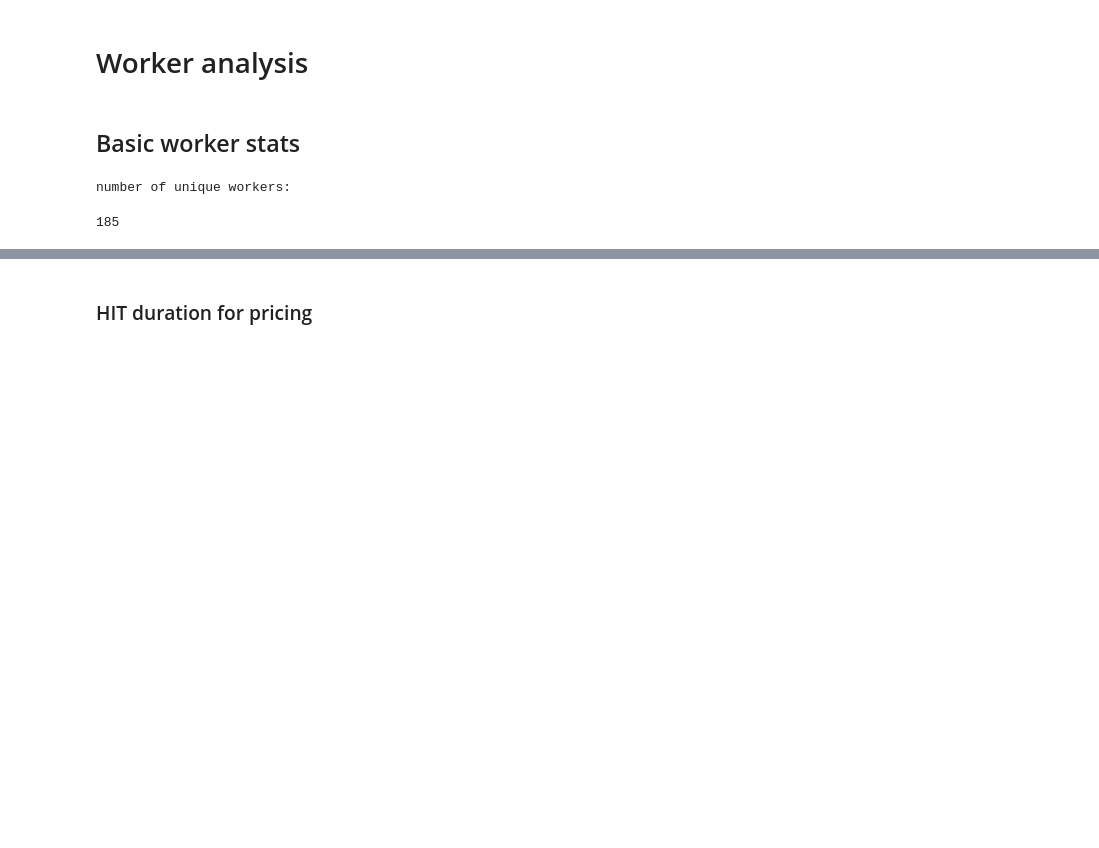
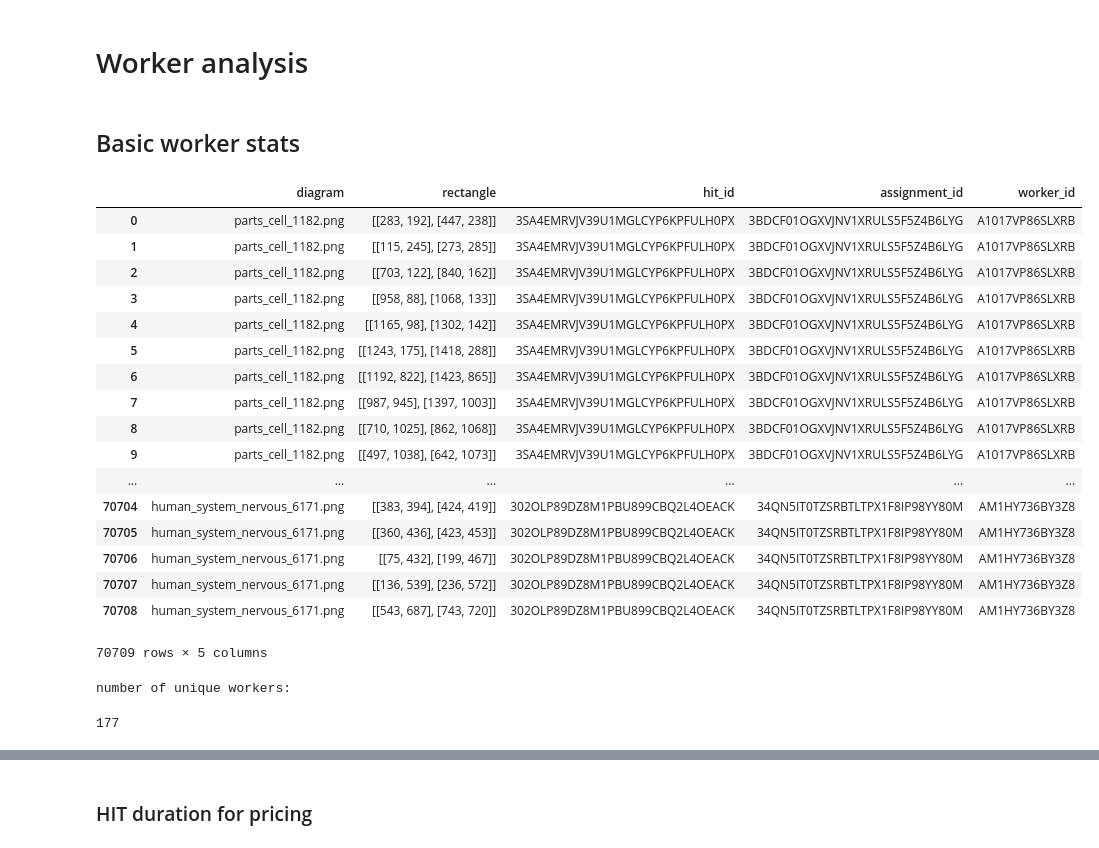
Before and after one commit to drschwenk/turk_processing, a Jupyter notebook: mturk_diagram_annotation.ipynb, the cells around one changed output, grey strips where cells are left out. Cells and saved outputs as stored; diff of their text form; code cells hidden in the pictures; blank space fills up the shorter version.

```diff
--- a/mturk_diagram_annotation.ipynb
+++ b/mturk_diagram_annotation.ipynb
@@ -1134,9 +1159,30 @@ posting to review tool, navigate to http://localhost:8080/ to see the sampled co
 # Worker analysis
 # %% [markdown]
 ## Basic worker stats
+# %%
+results_df
+# %% [output]
+|  | diagram | rectangle | hit_id | assignment_id | worker_id |
+| 0 | parts_cell_1182.png | [[283, 192], [447, 238]] | 3SA4EMRVJV39U1MGLCYP6KPFULH0PX | 3BDCF01OGXVJNV1XRULS5F5Z4B6LYG | A1017VP86SLXRB |
+| 1 | parts_cell_1182.png | [[115, 245], [273, 285]] | 3SA4EMRVJV39U1MGLCYP6KPFULH0PX | 3BDCF01OGXVJNV1XRULS5F5Z4B6LYG | A1017VP86SLXRB |
+| 2 | parts_cell_1182.png | [[703, 122], [840, 162]] | 3SA4EMRVJV39U1MGLCYP6KPFULH0PX | 3BDCF01OGXVJNV1XRULS5F5Z4B6LYG | A1017VP86SLXRB |
+| 3 | parts_cell_1182.png | [[958, 88], [1068, 133]] | 3SA4EMRVJV39U1MGLCYP6KPFULH0PX | 3BDCF01OGXVJNV1XRULS5F5Z4B6LYG | A1017VP86SLXRB |
+| 4 | parts_cell_1182.png | [[1165, 98], [1302, 142]] | 3SA4EMRVJV39U1MGLCYP6KPFULH0PX | 3BDCF01OGXVJNV1XRULS5F5Z4B6LYG | A1017VP86SLXRB |
+| 5 | parts_cell_1182.png | [[1243, 175], [1418, 288]] | 3SA4EMRVJV39U1MGLCYP6KPFULH0PX | 3BDCF01OGXVJNV1XRULS5F5Z4B6LYG | A1017VP86SLXRB |
+| 6 | parts_cell_1182.png | [[1192, 822], [1423, 865]] | 3SA4EMRVJV39U1MGLCYP6KPFULH0PX | 3BDCF01OGXVJNV1XRULS5F5Z4B6LYG | A1017VP86SLXRB |
+| 7 | parts_cell_1182.png | [[987, 945], [1397, 1003]] | 3SA4EMRVJV39U1MGLCYP6KPFULH0PX | 3BDCF01OGXVJNV1XRULS5F5Z4B6LYG | A1017VP86SLXRB |
+| 8 | parts_cell_1182.png | [[710, 1025], [862, 1068]] | 3SA4EMRVJV39U1MGLCYP6KPFULH0PX | 3BDCF01OGXVJNV1XRULS5F5Z4B6LYG | A1017VP86SLXRB |
+| 9 | parts_cell_1182.png | [[497, 1038], [642, 1073]] | 3SA4EMRVJV39U1MGLCYP6KPFULH0PX | 3BDCF01OGXVJNV1XRULS5F5Z4B6LYG | A1017VP86SLXRB |
+| ... | ... | ... | ... | ... | ... |
+| 70704 | human_system_nervous_6171.png | [[383, 394], [424, 419]] | 302OLP89DZ8M1PBU899CBQ2L4OEACK | 34QN5IT0TZSRBTLTPX1F8IP98YY80M | AM1HY736BY3Z8 |
+| 70705 | human_system_nervous_6171.png | [[360, 436], [423, 453]] | 302OLP89DZ8M1PBU899CBQ2L4OEACK | 34QN5IT0TZSRBTLTPX1F8IP98YY80M | AM1HY736BY3Z8 |
+| 70706 | human_system_nervous_6171.png | [[75, 432], [199, 467]] | 302OLP89DZ8M1PBU899CBQ2L4OEACK | 34QN5IT0TZSRBTLTPX1F8IP98YY80M | AM1HY736BY3Z8 |
+| 70707 | human_system_nervous_6171.png | [[136, 539], [236, 572]] | 302OLP89DZ8M1PBU899CBQ2L4OEACK | 34QN5IT0TZSRBTLTPX1F8IP98YY80M | AM1HY736BY3Z8 |
+| 70708 | human_system_nervous_6171.png | [[543, 687], [743, 720]] | 302OLP89DZ8M1PBU899CBQ2L4OEACK | 34QN5IT0TZSRBTLTPX1F8IP98YY80M | AM1HY736BY3Z8 |
+70709 rows × 5 columns
 # %%
 print 'number of unique workers:'
-pd.unique(combined_results_df['worker_id']).shape[0]
+pd.unique(results_df['worker_id']).shape[0]
 # %% [output]
 number of unique workers:
-185
+177
```
Also changed, not shown: parts of 41 cells of this notebook, 1 other file.
